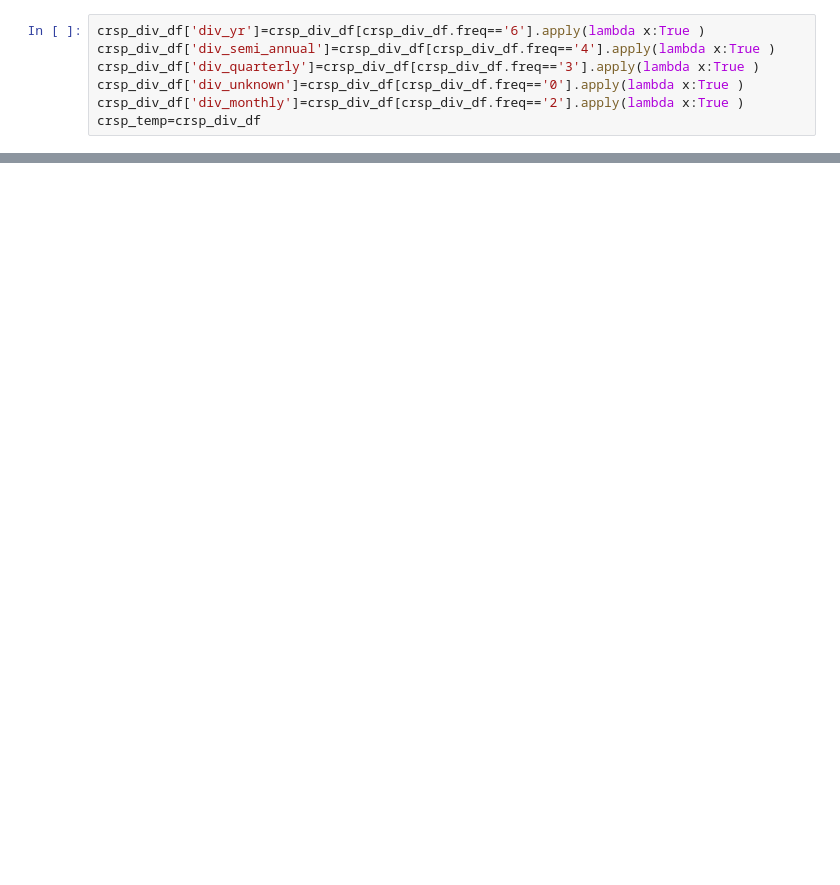
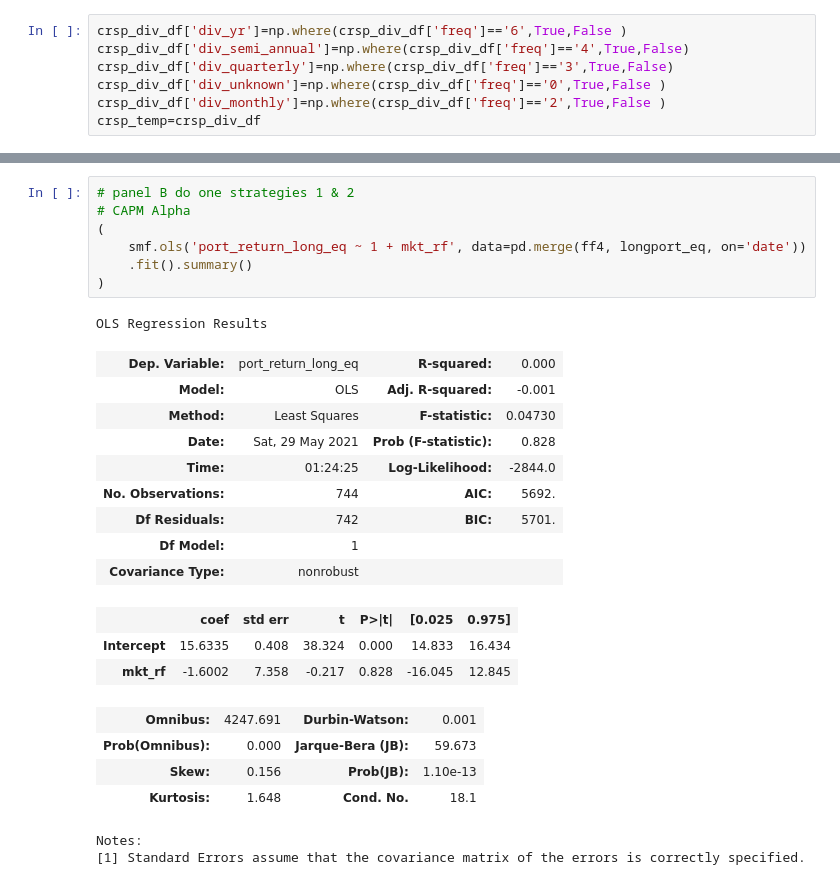
Before and after one commit to ptakchun/FINA4359-Project, a Jupyter notebook: table3.ipynb, the cells around one changed output, grey strips where cells are left out. Drawn from its saved outputs; the diff is of its cells as text; blank space fills up the shorter version.

```diff
--- a/table3.ipynb
+++ b/table3.ipynb
@@ -133,10 +115,10 @@ crsp_div_df['freq'] = None
 crsp_div_df['freq'] = crsp_div_df[crsp_div_df.RCRDDT.isna()==False]['DISTCD'].apply(lambda x: x[2:3] if x is not None else None)
 crsp_div_df['freq'] = crsp_div_df.groupby(by=['CUSIP']).fillna(method='ffill', limit=11)['freq']
 # %%
-crsp_div_df['div_yr']=crsp_div_df[crsp_div_df.freq=='6'].apply(lambda x:True )
-crsp_div_df['div_semi_annual']=crsp_div_df[crsp_div_df.freq=='4'].apply(lambda x:True )
-crsp_div_df['div_quarterly']=crsp_div_df[crsp_div_df.freq=='3'].apply(lambda x:True )
-crsp_div_df['div_unknown']=crsp_div_df[crsp_div_df.freq=='0'].apply(lambda x:True )
-crsp_div_df['div_monthly']=crsp_div_df[crsp_div_df.freq=='2'].apply(lambda x:True )
+crsp_div_df['div_yr']=np.where(crsp_div_df['freq']=='6',True,False )
+crsp_div_df['div_semi_annual']=np.where(crsp_div_df['freq']=='4',True,False)
+crsp_div_df['div_quarterly']=np.where(crsp_div_df['freq']=='3',True,False)
+crsp_div_df['div_unknown']=np.where(crsp_div_df['freq']=='0',True,False )
+crsp_div_df['div_monthly']=np.where(crsp_div_df['freq']=='2',True,False )
 crsp_temp=crsp_div_df
 # %%
@@ -181,0 +352,27 @@ ValueError: The truth value of a Series is ambiguous. Use a.empty, a.bool(), a.i
+# %%
+# panel B do one strategies 1 & 2
+# CAPM Alpha
+(
+    smf.ols('port_return_long_eq ~ 1 + mkt_rf', data=pd.merge(ff4, longport_eq, on='date'))
+    .fit().summary()
+)
+# %% [output]
+OLS Regression Results
+| Dep. Variable: | port_return_long_eq | R-squared: | 0.000 |
+| Model: | OLS | Adj. R-squared: | -0.001 |
+| Method: | Least Squares | F-statistic: | 0.04730 |
+| Date: | Sat, 29 May 2021 | Prob (F-statistic): | 0.828 |
+| Time: | 01:24:25 | Log-Likelihood: | -2844.0 |
+| No. Observations: | 744 | AIC: | 5692. |
+| Df Residuals: | 742 | BIC: | 5701. |
+| Df Model: | 1 |  |  |
+| Covariance Type: | nonrobust |  |  |
+|  | coef | std err | t | P>|t| | [0.025 | 0.975] |
+| Intercept | 15.6335 | 0.408 | 38.324 | 0.000 | 14.833 | 16.434 |
+| mkt_rf | -1.6002 | 7.358 | -0.217 | 0.828 | -16.045 | 12.845 |
+| Omnibus: | 4247.691 | Durbin-Watson: | 0.001 |
+| Prob(Omnibus): | 0.000 | Jarque-Bera (JB): | 59.673 |
+| Skew: | 0.156 | Prob(JB): | 1.10e-13 |
+| Kurtosis: | 1.648 | Cond. No. | 18.1 |
+Notes:
+[1] Standard Errors assume that the covariance matrix of the errors is correctly specified.
```
Also changed, not shown: parts of 15 cells of this notebook.
